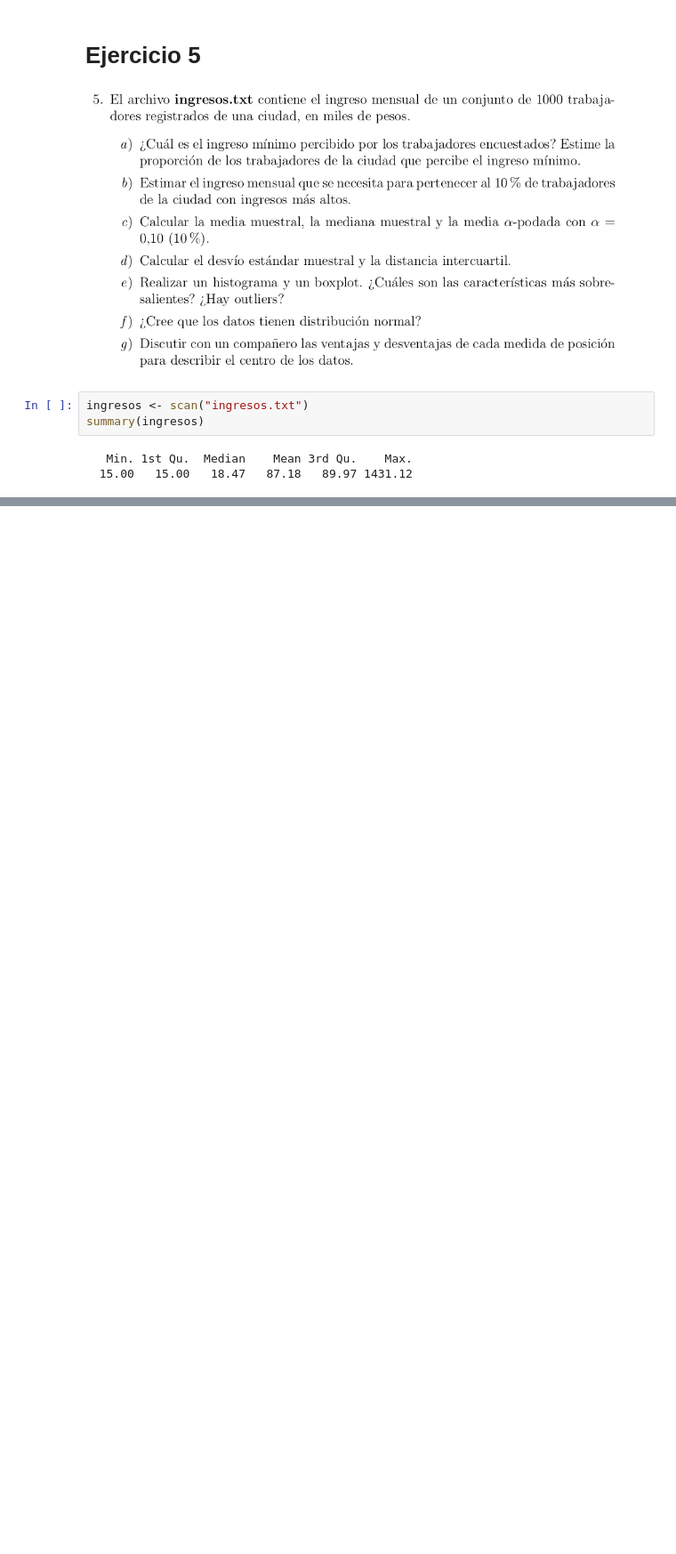
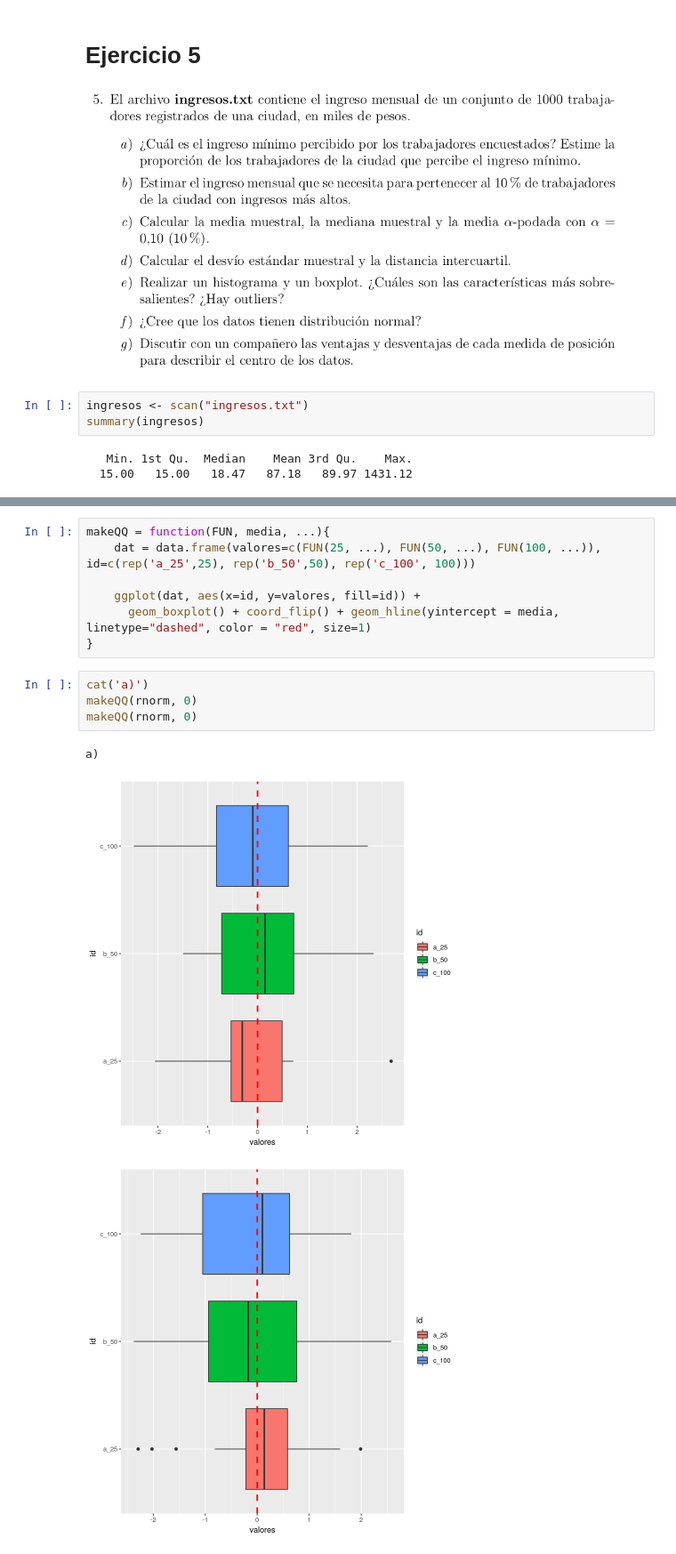
Before and after one commit to fzanollo/proba, a Jupyter notebook: Practica_6/Practica 6.ipynb, the cells around one changed output, grey strips where cells are left out. Shown at 89% size. Cells and saved outputs as stored; diff of their text form; blank space fills up the shorter version.

```diff
--- a/Practica_6/Practica 6.ipynb
+++ b/Practica_6/Practica 6.ipynb
@@ -152,0 +177,15 @@ a) ingreso minimo 15 proporcion que lo cobra 0.461
+# %%
+makeQQ = function(FUN, media, ...){
+    dat = data.frame(valores=c(FUN(25, ...), FUN(50, ...), FUN(100, ...)), id=c(rep('a_25',25), rep('b_50',50), rep('c_100', 100)))
+
+    ggplot(dat, aes(x=id, y=valores, fill=id)) +
+      geom_boxplot() + coord_flip() + geom_hline(yintercept = media, linetype="dashed", color = "red", size=1)
+}
+# %%
+cat('a)')
+makeQQ(rnorm, 0)
+makeQQ(rnorm, 0)
+# %% [output]
+a)
+[figure, added]
+[figure, added]
```
Also changed, not shown: parts of 22 cells of this notebook, 1 other file.
